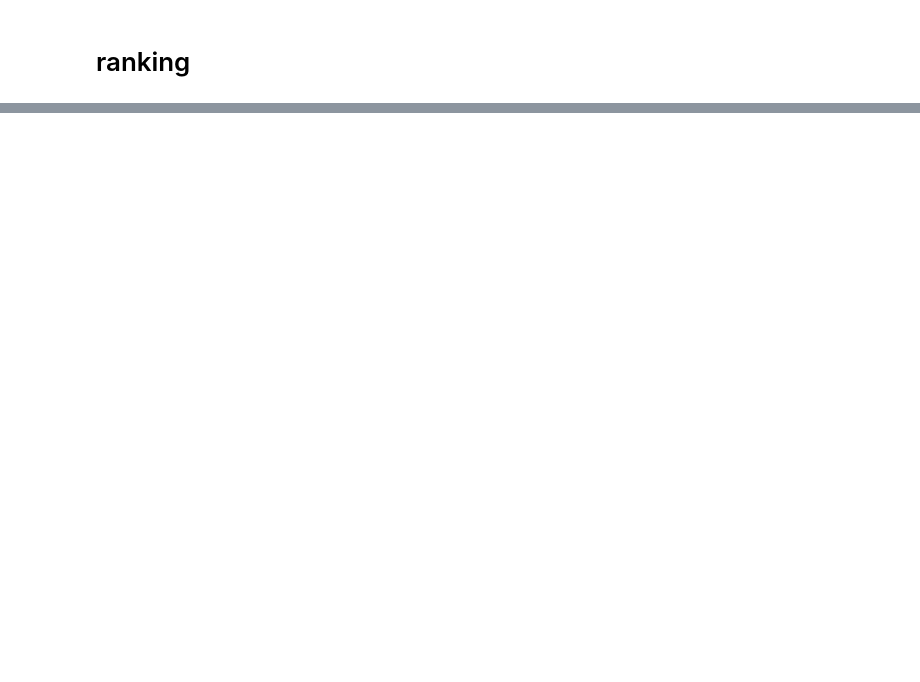
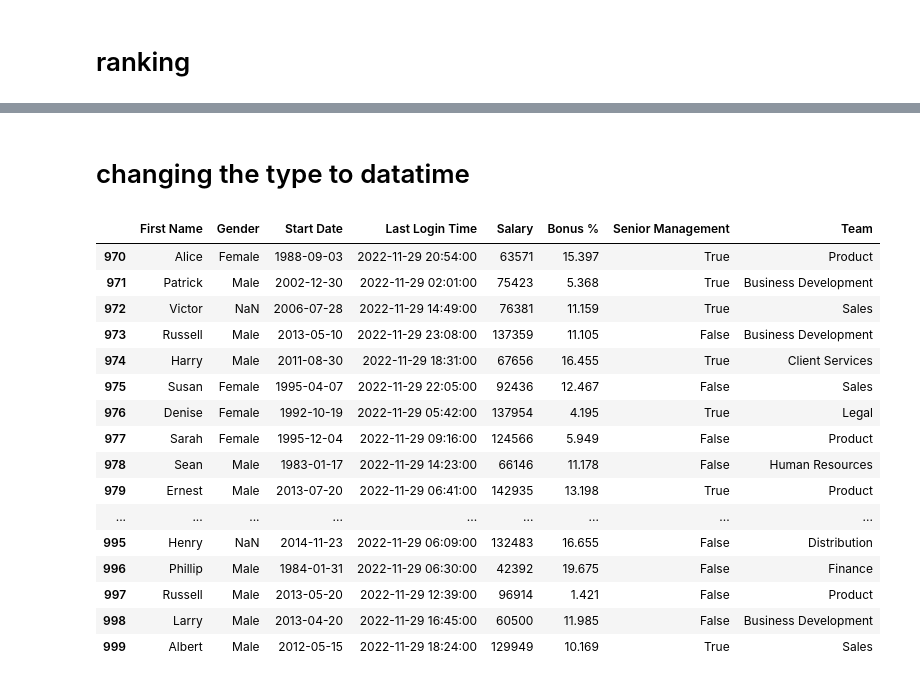
Before and after one commit to Tahereh2/pandas_tutorials, a Jupyter notebook: pandas_tutorial.ipynb, the cells around one changed output, grey strips where cells are left out. Saved outputs shown, nothing was run; the diff lists cells and outputs as text; code cells hidden in the pictures; blank space fills up the shorter version.

```diff
--- a/pandas_tutorial.ipynb
+++ b/pandas_tutorial.ipynb
@@ -701,0 +704,5 @@ Name: Budget, dtype: float64
+# %%
+#we can change the type of data when we want to load the dataset
+#raw_data=pd.read_csv("D:\\tala\\pandas\\employees.csv" , parse_dates=["Start Date" , "Last Login Time"])
+raw_data=pd.read_csv("D:\\tala\\pandas\\employees.csv")
+raw_data.head()
@@ -701,0 +734,26 @@ Name: Budget, dtype: float64
+# %% [markdown]
+# changing the type to datatime
+# %%
+raw_data["Start Date"]=pd.to_datetime(raw_data["Start Date"])
+# %%
+raw_data["Last Login Time"]=pd.to_datetime(raw_data["Last Login Time"])
+# %%
+raw_data.tail(30)
+# %% [output]
+|  | First Name | Gender | Start Date | Last Login Time | Salary | Bonus % | Senior Management | Team |
+| 970 | Alice | Female | 1988-09-03 | 2022-11-29 20:54:00 | 63571 | 15.397 | True | Product |
+| 971 | Patrick | Male | 2002-12-30 | 2022-11-29 02:01:00 | 75423 | 5.368 | True | Business Development |
+| 972 | Victor | NaN | 2006-07-28 | 2022-11-29 14:49:00 | 76381 | 11.159 | True | Sales |
+| 973 | Russell | Male | 2013-05-10 | 2022-11-29 23:08:00 | 137359 | 11.105 | False | Business Development |
+| 974 | Harry | Male | 2011-08-30 | 2022-11-29 18:31:00 | 67656 | 16.455 | True | Client Services |
+| 975 | Susan | Female | 1995-04-07 | 2022-11-29 22:05:00 | 92436 | 12.467 | False | Sales |
+| 976 | Denise | Female | 1992-10-19 | 2022-11-29 05:42:00 | 137954 | 4.195 | True | Legal |
+| 977 | Sarah | Female | 1995-12-04 | 2022-11-29 09:16:00 | 124566 | 5.949 | False | Product |
+| 978 | Sean | Male | 1983-01-17 | 2022-11-29 14:23:00 | 66146 | 11.178 | False | Human Resources |
+| 979 | Ernest | Male | 2013-07-20 | 2022-11-29 06:41:00 | 142935 | 13.198 | True | Product |
+| ... | ... | ... | ... | ... | ... | ... | ... | ... |
+| 995 | Henry | NaN | 2014-11-23 | 2022-11-29 06:09:00 | 132483 | 16.655 | False | Distribution |
+| 996 | Phillip | Male | 1984-01-31 | 2022-11-29 06:30:00 | 42392 | 19.675 | False | Finance |
+| 997 | Russell | Male | 2013-05-20 | 2022-11-29 12:39:00 | 96914 | 1.421 | False | Product |
+| 998 | Larry | Male | 2013-04-20 | 2022-11-29 16:45:00 | 60500 | 11.985 | False | Business Development |
+| 999 | Albert | Male | 2012-05-15 | 2022-11-29 18:24:00 | 129949 | 10.169 | True | Sales |
```
Also changed, not shown: parts of 72 cells of this notebook.
